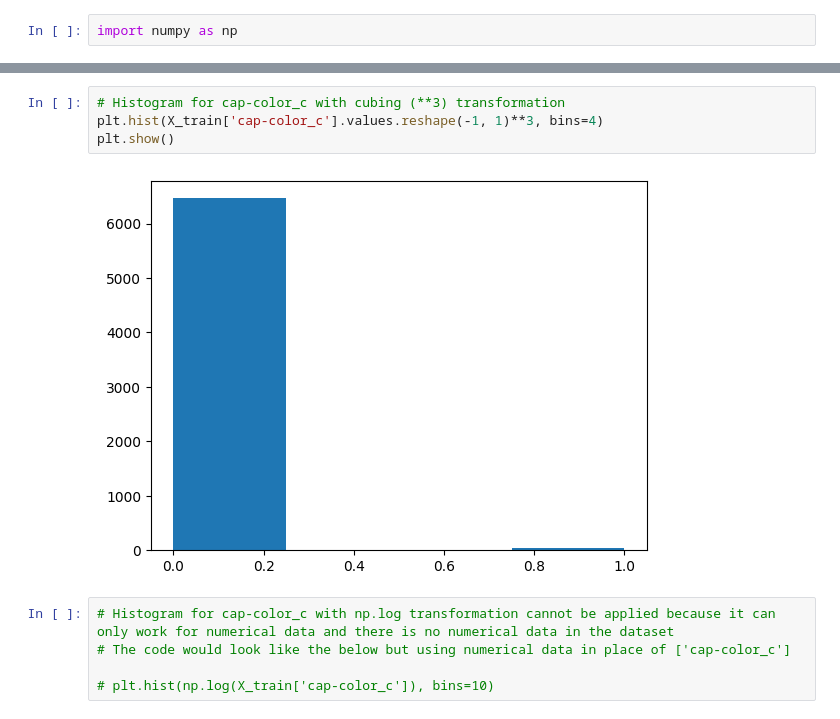
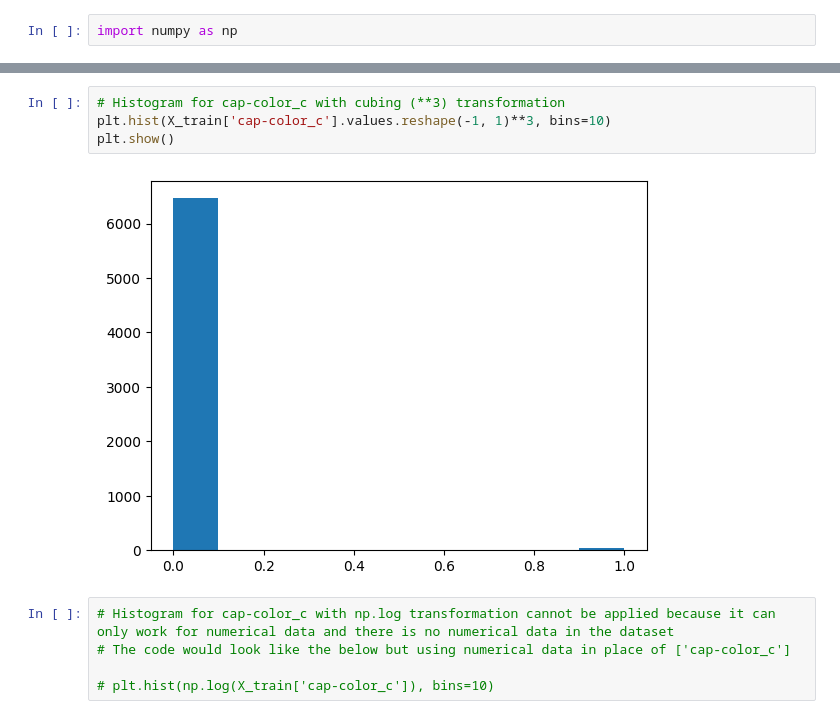
Before and after one commit to atoothman/data71200, a Jupyter notebook: DATA_71200_Project_1_Mushroom_Classification_Toothman.ipynb, the cells around one changed output, grey strips where cells are left out. Saved outputs shown, nothing was run; the diff lists cells and outputs as text.

```diff
--- a/DATA_71200_Project_1_Mushroom_Classification_Toothman.ipynb
+++ b/DATA_71200_Project_1_Mushroom_Classification_Toothman.ipynb
@@ -418,9 +418,9 @@ plt.show()
 # %%
 # Histogram for cap-color_c with cubing (**3) transformation
-plt.hist(X_train['cap-color_c'].values.reshape(-1, 1)**3, bins=4)
+plt.hist(X_train['cap-color_c'].values.reshape(-1, 1)**3, bins=10)
 plt.show()
 # %% [output]
-[figure, old version]
+[figure, new version]
 # %%
 # Histogram for cap-color_c with np.log transformation cannot be applied because it can only work for numerical data and there is no numerical data in the dataset
 # The code would look like the below but using numerical data in place of ['cap-color_c']
```
Also changed, not shown: parts of 8 cells of this notebook.
